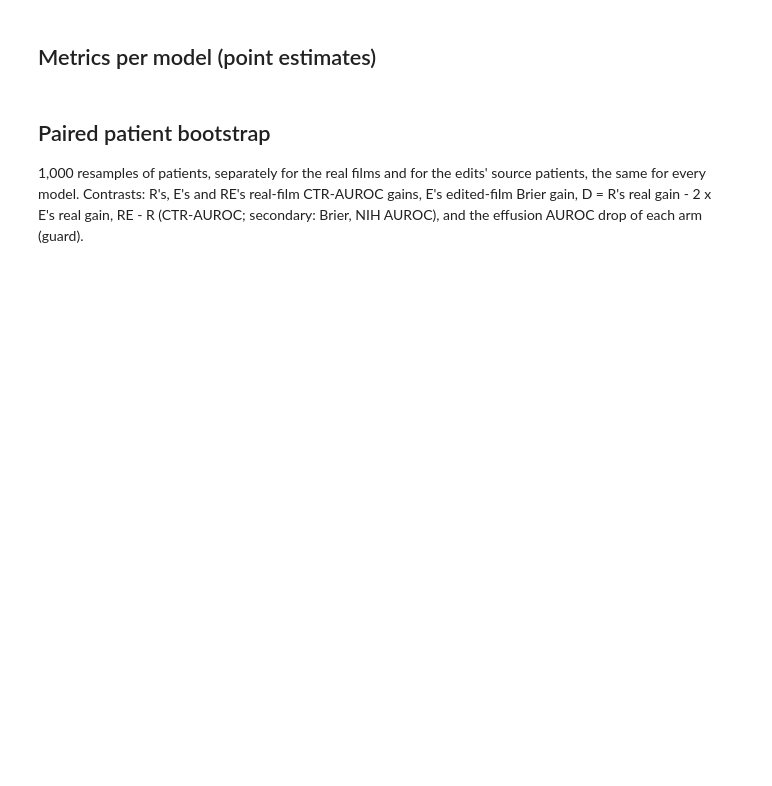
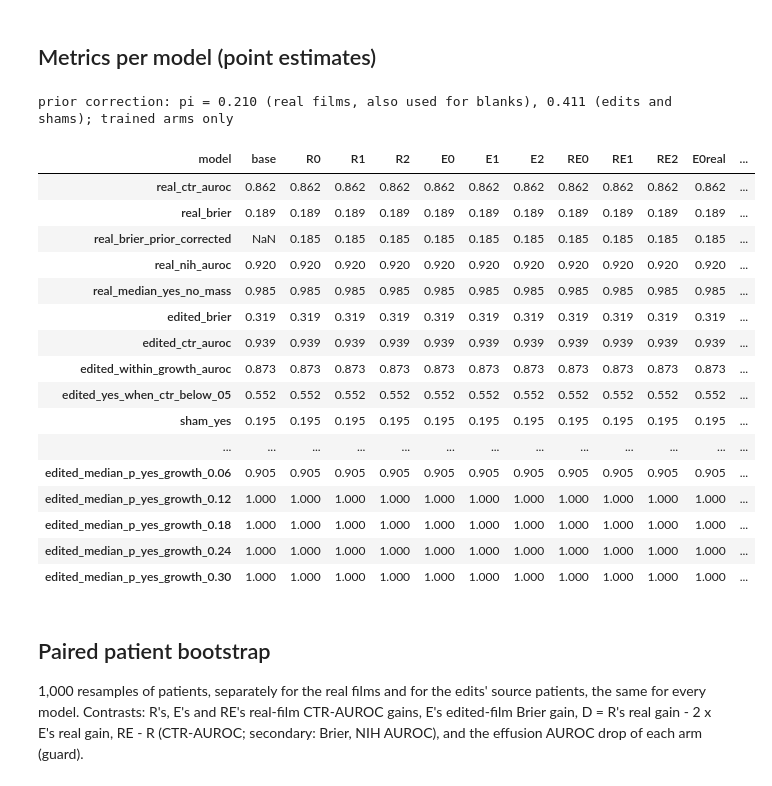
Before and after one commit to m871-akram/cxr-grounding, a Jupyter notebook: notebooks/05_h3_eval.ipynb, the cells around one changed output. Saved outputs shown, nothing was run; the diff lists cells and outputs as text; code cells hidden in the pictures; blank space fills up the shorter version.

```diff
--- a/notebooks/05_h3_eval.ipynb
+++ b/notebooks/05_h3_eval.ipynb
@@ -141,34 +159,54 @@ def within_growth(d):
 
 def metrics(name):
     t, eff = tables[name], table(name, "effusion_0")
     r, e = t.loc[real_idx], t.loc[edit_idx]
     lab = r[(r["cardiomegaly"] == 1) | (r["no_finding"] == 1)]
     elab = eff[(eff["kind"] == "real") & ((eff["effusion"] == 1) | (eff["no_finding"] == 1))]
     sham, blank = t[t["kind"] == "sham"], t[t["kind"] == "blank"]
     q1 = table(name, "cardiomegaly_1").loc[real_idx]
     out = {"model": name, "real_ctr_auroc": roc_auc_score(r["label"], r["log_odds"]),
            "real_brier": ((r["p_yes"] - r["label"]) ** 2).mean(),
            "real_brier_prior_corrected": np.nan if name == "base" else ((1 / (1 + np.exp(-(r["log_odds"] + logit(pi_real)))) - r["label"]) ** 2).mean(),
            "real_nih_auroc": roc_auc_score(lab["cardiomegaly"], lab["log_odds"]),
            "real_median_yes_no_mass": r["yes_no_mass"].median(),
            "edited_brier": ((e["p_yes"] - e["label"]) ** 2).mean(), "edited_ctr_auroc": roc_auc_score(e["label"], e["log_odds"]),
            "edited_within_growth_auroc": within_growth(e), "edited_yes_when_ctr_below_05": (e.loc[e["label"] == 0, "log_odds"] > 0).mean(),
            "sham_yes": (sham["log_odds"] > 0).mean(),
            "sham_yes_prior_corrected": np.nan if name == "base" else (sham["log_odds"] + logit(pi_edit) > 0).mean(),
            "blank_yes": (blank["log_odds"] > 0).mean(),
            "blank_yes_prior_corrected": np.nan if name == "base" else (blank["log_odds"] + logit(pi_real) > 0).mean(),
            "effusion_auroc": roc_auc_score(elab["effusion"], elab["log_odds"]),
            "transfer_phrasing_ctr_auroc": roc_auc_score(q1["label"], q1["log_odds"])}
     out["real_switch_ctr"], out["real_switch_slope"] = switch(r)
     away = (r["ctr"] > 0.525) | (r["ctr"] < 0.475)  # also without the margin examples (as in training)
     out["real_ctr_auroc_without_margin"] = roc_auc_score(r.loc[away, "label"], r.loc[away, "log_odds"])
     for g, d in e.groupby("growth"):
         out[f"edited_median_p_yes_growth_{g:.2f}"] = d["p_yes"].median()
     return out
 
 point = pd.DataFrame([metrics(n) for n in names]).set_index("model")
-point.to_csv(R / f"h3_metrics_{SET}.csv")
+if not DRY_RUN:  # in a dry run the arms are copies of the base: no table goes to results/
+    point.to_csv(R / f"h3_metrics_{SET}.csv")
 point.round(3).T
+# %% [output]
+prior correction: pi = 0.210 (real films, also used for blanks), 0.411 (edits and shams); trained arms only
+| model | base | R0 | R1 | R2 | E0 | E1 | E2 | RE0 | RE1 | RE2 | E0real | ... |
+| real_ctr_auroc | 0.862 | 0.862 | 0.862 | 0.862 | 0.862 | 0.862 | 0.862 | 0.862 | 0.862 | 0.862 | 0.862 | ... |
+| real_brier | 0.189 | 0.189 | 0.189 | 0.189 | 0.189 | 0.189 | 0.189 | 0.189 | 0.189 | 0.189 | 0.189 | ... |
+| real_brier_prior_corrected | NaN | 0.185 | 0.185 | 0.185 | 0.185 | 0.185 | 0.185 | 0.185 | 0.185 | 0.185 | 0.185 | ... |
+| real_nih_auroc | 0.920 | 0.920 | 0.920 | 0.920 | 0.920 | 0.920 | 0.920 | 0.920 | 0.920 | 0.920 | 0.920 | ... |
+| real_median_yes_no_mass | 0.985 | 0.985 | 0.985 | 0.985 | 0.985 | 0.985 | 0.985 | 0.985 | 0.985 | 0.985 | 0.985 | ... |
+| edited_brier | 0.319 | 0.319 | 0.319 | 0.319 | 0.319 | 0.319 | 0.319 | 0.319 | 0.319 | 0.319 | 0.319 | ... |
+| edited_ctr_auroc | 0.939 | 0.939 | 0.939 | 0.939 | 0.939 | 0.939 | 0.939 | 0.939 | 0.939 | 0.939 | 0.939 | ... |
+| edited_within_growth_auroc | 0.873 | 0.873 | 0.873 | 0.873 | 0.873 | 0.873 | 0.873 | 0.873 | 0.873 | 0.873 | 0.873 | ... |
+| edited_yes_when_ctr_below_05 | 0.552 | 0.552 | 0.552 | 0.552 | 0.552 | 0.552 | 0.552 | 0.552 | 0.552 | 0.552 | 0.552 | ... |
+| sham_yes | 0.195 | 0.195 | 0.195 | 0.195 | 0.195 | 0.195 | 0.195 | 0.195 | 0.195 | 0.195 | 0.195 | ... |
+| ... | ... | ... | ... | ... | ... | ... | ... | ... | ... | ... | ... | ... |
+| edited_median_p_yes_growth_0.06 | 0.905 | 0.905 | 0.905 | 0.905 | 0.905 | 0.905 | 0.905 | 0.905 | 0.905 | 0.905 | 0.905 | ... |
+| edited_median_p_yes_growth_0.12 | 1.000 | 1.000 | 1.000 | 1.000 | 1.000 | 1.000 | 1.000 | 1.000 | 1.000 | 1.000 | 1.000 | ... |
+| edited_median_p_yes_growth_0.18 | 1.000 | 1.000 | 1.000 | 1.000 | 1.000 | 1.000 | 1.000 | 1.000 | 1.000 | 1.000 | 1.000 | ... |
+| edited_median_p_yes_growth_0.24 | 1.000 | 1.000 | 1.000 | 1.000 | 1.000 | 1.000 | 1.000 | 1.000 | 1.000 | 1.000 | 1.000 | ... |
+| edited_median_p_yes_growth_0.30 | 1.000 | 1.000 | 1.000 | 1.000 | 1.000 | 1.000 | 1.000 | 1.000 | 1.000 | 1.000 | 1.000 | ... |
 # %% [markdown]
 ## Paired patient bootstrap
 
```
Also changed, not shown: parts of 8 cells of this notebook, 9 other files.
